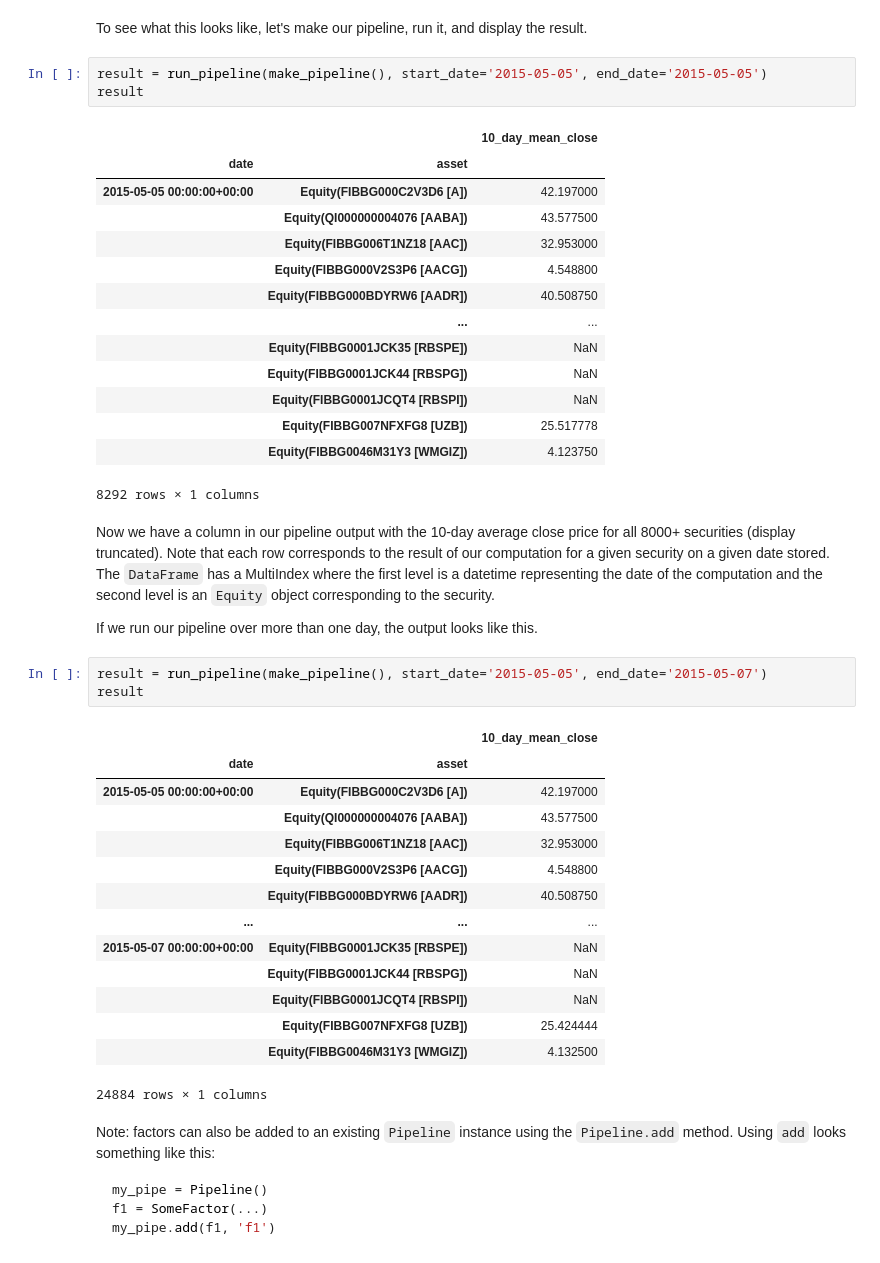
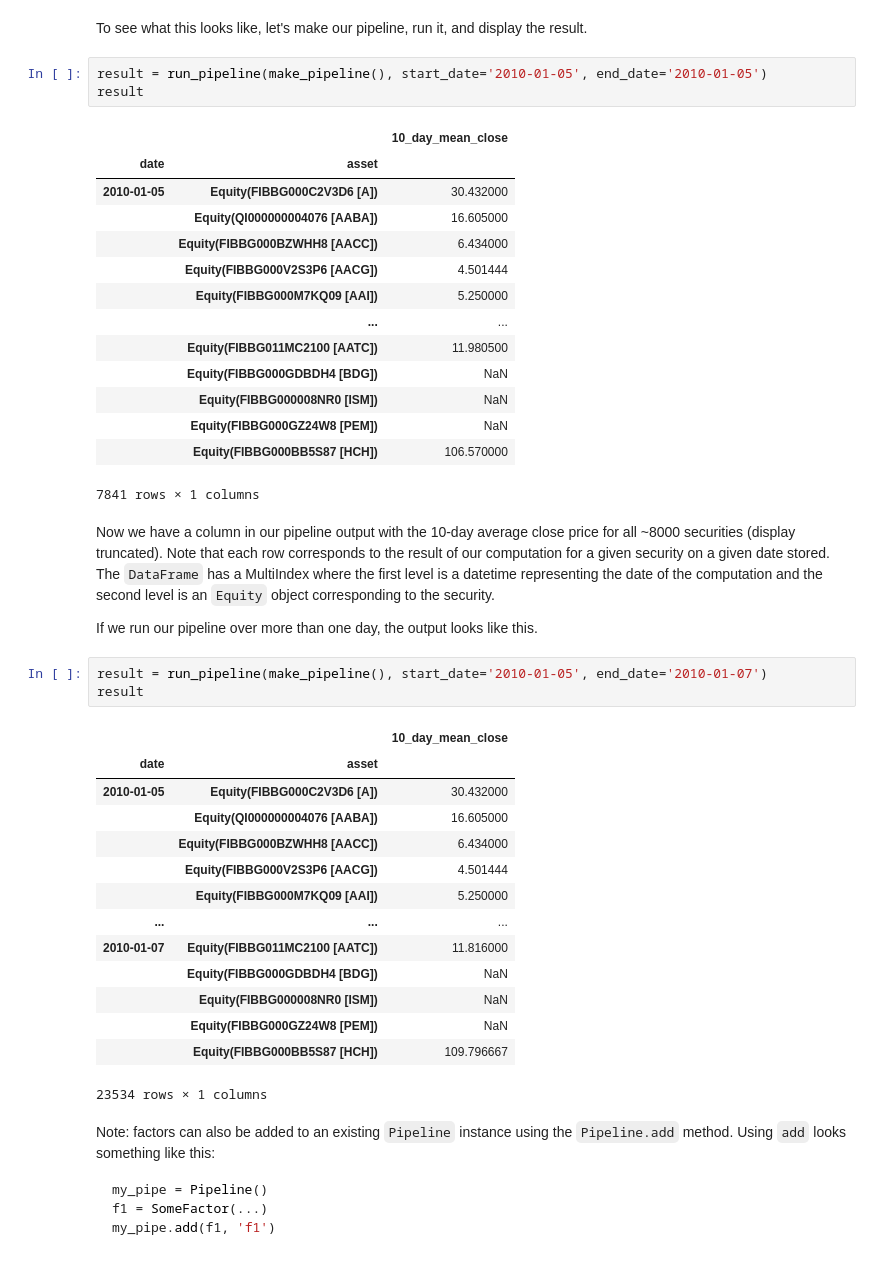
Before and after one commit to quantrocket-codeload/pipeline-tutorial, a Jupyter notebook: pipeline_tutorial/Lesson04-Factors.ipynb, the cells around one changed output. Cells and saved outputs as stored; diff of their text form.

```diff
--- a/pipeline_tutorial/Lesson04-Factors.ipynb
+++ b/pipeline_tutorial/Lesson04-Factors.ipynb
@@ -49,45 +49,45 @@ def make_pipeline():
 # %% [markdown]
 To see what this looks like, let's make our pipeline, run it, and display the result.
 # %%
-result = run_pipeline(make_pipeline(), start_date='2015-05-05', end_date='2015-05-05')
+result = run_pipeline(make_pipeline(), start_date='2010-01-05', end_date='2010-01-05')
 result
 # %% [output]
 |  |  | 10_day_mean_close |
 | date | asset |  |
-| 2015-05-05 00:00:00+00:00 | Equity(FIBBG000C2V3D6 [A]) | 42.197000 |
-|  | Equity(QI000000004076 [AABA]) | 43.577500 |
-|  | Equity(FIBBG006T1NZ18 [AAC]) | 32.953000 |
-|  | Equity(FIBBG000V2S3P6 [AACG]) | 4.548800 |
-|  | Equity(FIBBG000BDYRW6 [AADR]) | 40.508750 |
+| 2010-01-05 | Equity(FIBBG000C2V3D6 [A]) | 30.432000 |
+|  | Equity(QI000000004076 [AABA]) | 16.605000 |
+|  | Equity(FIBBG000BZWHH8 [AACC]) | 6.434000 |
+|  | Equity(FIBBG000V2S3P6 [AACG]) | 4.501444 |
+|  | Equity(FIBBG000M7KQ09 [AAI]) | 5.250000 |
 |  | ... | ... |
-|  | Equity(FIBBG0001JCK35 [RBSPE]) | NaN |
-|  | Equity(FIBBG0001JCK44 [RBSPG]) | NaN |
-|  | Equity(FIBBG0001JCQT4 [RBSPI]) | NaN |
-|  | Equity(FIBBG007NFXFG8 [UZB]) | 25.517778 |
-|  | Equity(FIBBG0046M31Y3 [WMGIZ]) | 4.123750 |
+|  | Equity(FIBBG011MC2100 [AATC]) | 11.980500 |
+|  | Equity(FIBBG000GDBDH4 [BDG]) | NaN |
+|  | Equity(FIBBG000008NR0 [ISM]) | NaN |
+|  | Equity(FIBBG000GZ24W8 [PEM]) | NaN |
+|  | Equity(FIBBG000BB5S87 [HCH]) | 106.570000 |
-8292 rows × 1 columns
+7841 rows × 1 columns
 # %% [markdown]
-Now we have a column in our pipeline output with the 10-day average close price for all 8000+ securities (display truncated). Note that each row corresponds to the result of our computation for a given security on a given date stored. The `DataFrame` has a MultiIndex where the first level is a datetime representing the date of the computation and the second level is an `Equity` object corresponding to the security.
+Now we have a column in our pipeline output with the 10-day average close price for all ~8000 securities (display truncated). Note that each row corresponds to the result of our computation for a given security on a given date stored. The `DataFrame` has a MultiIndex where the first level is a datetime representing the date of the computation and the second level is an `Equity` object corresponding to the security.
 
 If we run our pipeline over more than one day, the output looks like this.
 # %%
-result = run_pipeline(make_pipeline(), start_date='2015-05-05', end_date='2015-05-07')
+result = run_pipeline(make_pipeline(), start_date='2010-01-05', end_date='2010-01-07')
 result
 # %% [output]
 |  |  | 10_day_mean_close |
 | date | asset |  |
-| 2015-05-05 00:00:00+00:00 | Equity(FIBBG000C2V3D6 [A]) | 42.197000 |
-|  | Equity(QI000000004076 [AABA]) | 43.577500 |
-|  | Equity(FIBBG006T1NZ18 [AAC]) | 32.953000 |
-|  | Equity(FIBBG000V2S3P6 [AACG]) | 4.548800 |
-|  | Equity(FIBBG000BDYRW6 [AADR]) | 40.508750 |
+| 2010-01-05 | Equity(FIBBG000C2V3D6 [A]) | 30.432000 |
+|  | Equity(QI000000004076 [AABA]) | 16.605000 |
+|  | Equity(FIBBG000BZWHH8 [AACC]) | 6.434000 |
+|  | Equity(FIBBG000V2S3P6 [AACG]) | 4.501444 |
+|  | Equity(FIBBG000M7KQ09 [AAI]) | 5.250000 |
 | ... | ... | ... |
-| 2015-05-07 00:00:00+00:00 | Equity(FIBBG0001JCK35 [RBSPE]) | NaN |
-|  | Equity(FIBBG0001JCK44 [RBSPG]) | NaN |
-|  | Equity(FIBBG0001JCQT4 [RBSPI]) | NaN |
-|  | Equity(FIBBG007NFXFG8 [UZB]) | 25.424444 |
-|  | Equity(FIBBG0046M31Y3 [WMGIZ]) | 4.132500 |
+| 2010-01-07 | Equity(FIBBG011MC2100 [AATC]) | 11.816000 |
+|  | Equity(FIBBG000GDBDH4 [BDG]) | NaN |
+|  | Equity(FIBBG000008NR0 [ISM]) | NaN |
+|  | Equity(FIBBG000GZ24W8 [PEM]) | NaN |
+|  | Equity(FIBBG000BB5S87 [HCH]) | 109.796667 |
-24884 rows × 1 columns
+23534 rows × 1 columns
 # %% [markdown]
 Note: factors can also be added to an existing `Pipeline` instance using the `Pipeline.add` method. Using `add` looks something like this:
 
```
Also changed, not shown: parts of 7 cells of this notebook, 10 other files.
